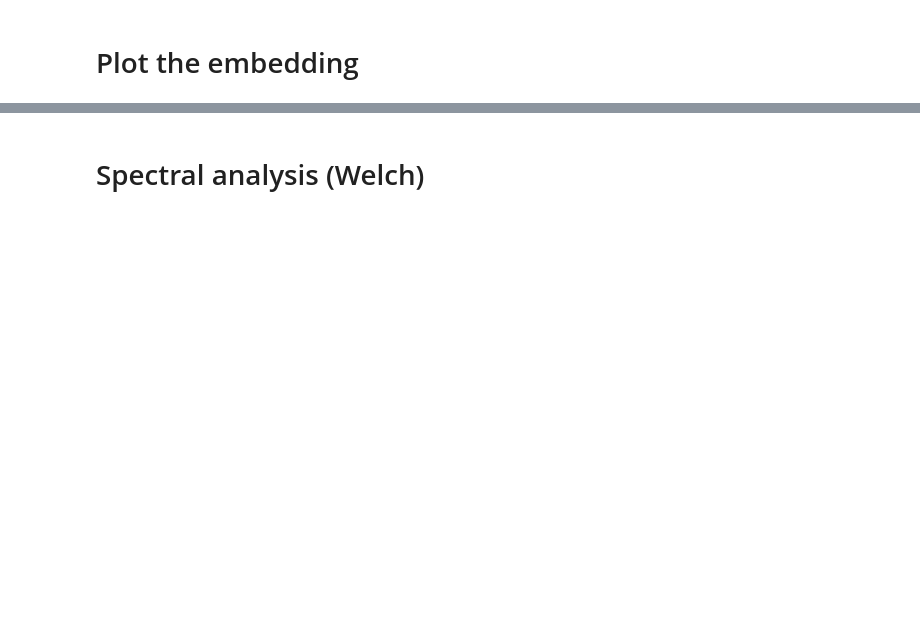
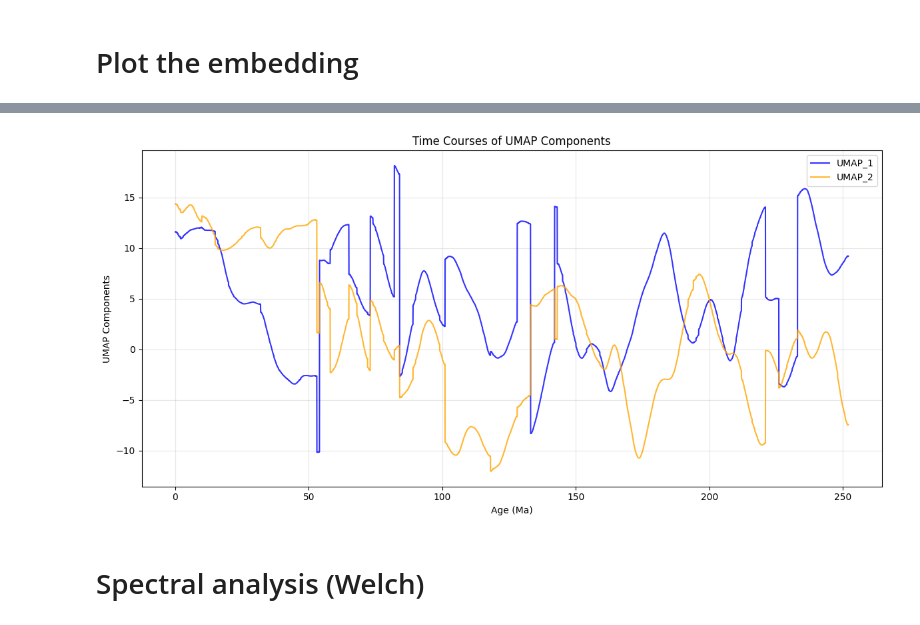
Before and after one commit to VlastaKoudelka/libusin20250322, a Jupyter notebook: embedding.ipynb, the cells around one changed output, grey strips where cells are left out. Drawn from its saved outputs; the diff is of its cells as text; code cells hidden in the pictures; blank space fills up the shorter version.

```diff
--- a/embedding.ipynb
+++ b/embedding.ipynb
@@ -76,3 +125,25 @@ plt.show()
+# %%
+# Plot the time courses of UMAP components
+plt.figure(figsize=(12, 6))
+
+# Plot UMAP_1
+plt.plot(embedding_df['Age'], embedding_df['UMAP_1'], label='UMAP_1', color='blue', alpha=0.8)
+
+# Plot UMAP_2
+plt.plot(embedding_df['Age'], embedding_df['UMAP_2'], label='UMAP_2', color='orange', alpha=0.8)
+
+# Add labels, legend, and title
+plt.xlabel('Age (Ma)')
+plt.ylabel('UMAP Components')
+plt.title('Time Courses of UMAP Components')
+plt.legend()
+plt.grid(alpha=0.3)
+
+# Show the plot
+plt.tight_layout()
+plt.show()
+# %% [output]
+[figure, added]
 # %% [markdown]
 # Spectral analysis (Welch)
 # %%
```
Also changed, not shown: parts of 7 cells of this notebook, 4 other files.
